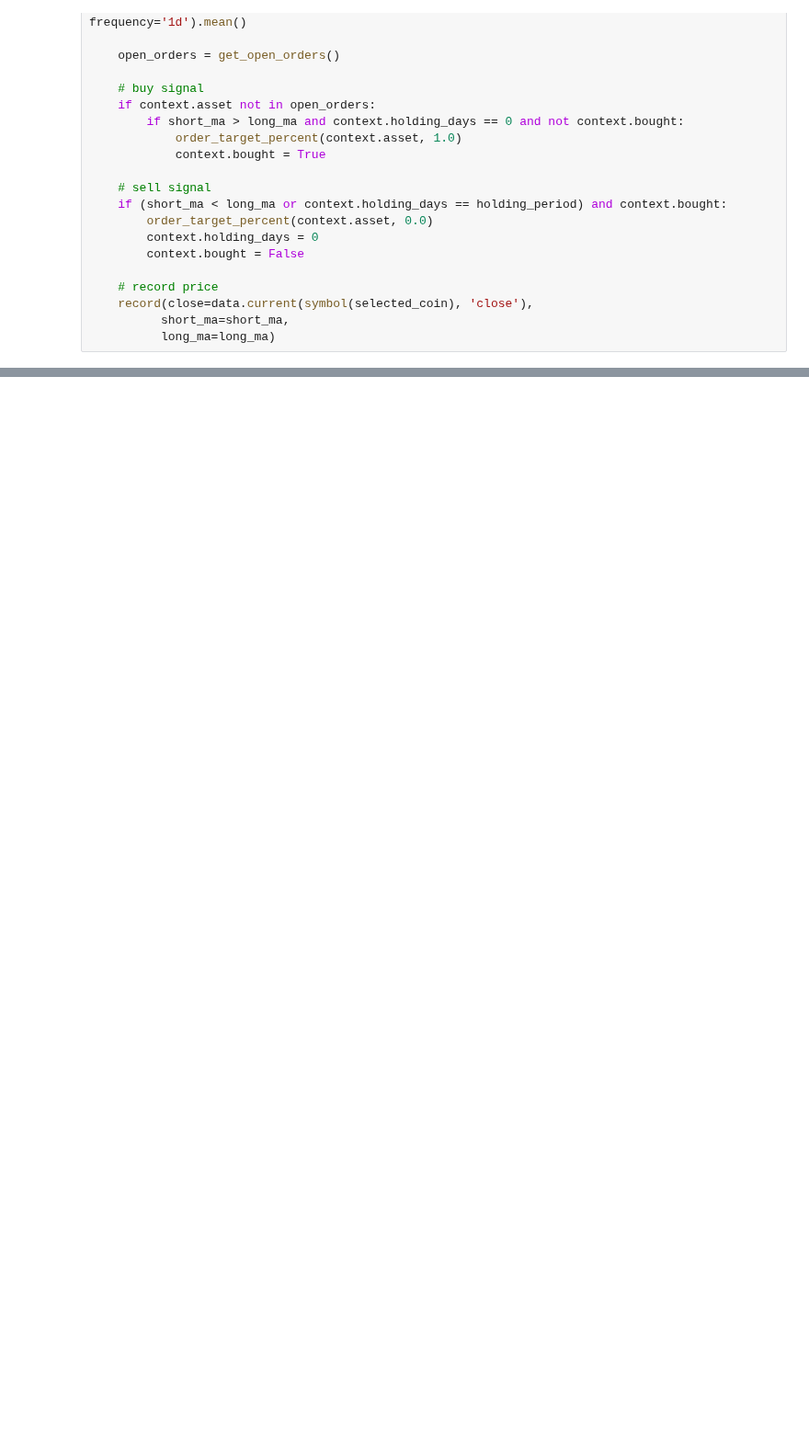
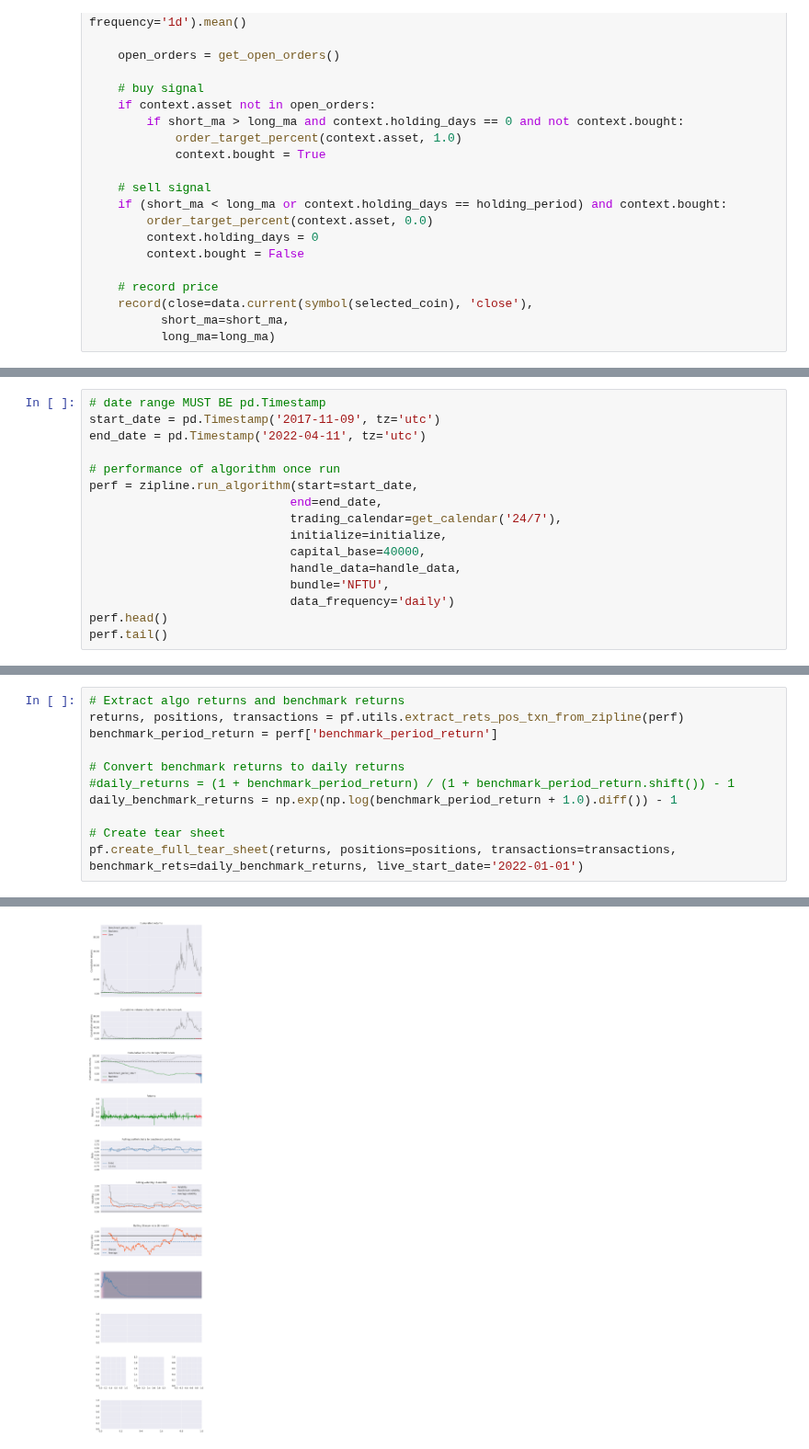
Before and after one commit to amicha02/ape_mining, a Jupyter notebook: notebooks/2.0-mw-pipeline-test.ipynb, the cells around one changed output, grey strips where cells are left out. Shown at 92% size. Cells and saved outputs as stored; diff of their text form; blank space fills up the shorter version.

Commit message:
zipline ml pipeline 1

```diff
--- a/notebooks/2.0-mw-pipeline-test.ipynb
+++ b/notebooks/2.0-mw-pipeline-test.ipynb
@@ -148,0 +157,16 @@ KeyboardInterrupt:
+# %%
+# date range MUST BE pd.Timestamp
+start_date = pd.Timestamp('2017-11-09', tz='utc')
+end_date = pd.Timestamp('2022-04-11', tz='utc')
+
+# performance of algorithm once run
+perf = zipline.run_algorithm(start=start_date,
+                            end=end_date,
+                            trading_calendar=get_calendar('24/7'),
+                            initialize=initialize,
+                            capital_base=40000,
+                            handle_data=handle_data,
+                            bundle='NFTU',
+                            data_frequency='daily')
+perf.head()
+perf.tail()
@@ -148,0 +181,12 @@ KeyboardInterrupt:
+# %%
+# Extract algo returns and benchmark returns
+returns, positions, transactions = pf.utils.extract_rets_pos_txn_from_zipline(perf)
+benchmark_period_return = perf['benchmark_period_return']
+
+# Convert benchmark returns to daily returns
+#daily_returns = (1 + benchmark_period_return) / (1 + benchmark_period_return.shift()) - 1
+daily_benchmark_returns = np.exp(np.log(benchmark_period_return + 1.0).diff()) - 1
+
+# Create tear sheet
+pf.create_full_tear_sheet(returns, positions=positions, transactions=transactions, benchmark_rets=daily_benchmark_returns, live_start_date='2022-01-01')
+# %% [output]
@@ -148,0 +222 @@ KeyboardInterrupt:
+[figure, added]
```
Also changed, not shown: parts of 13 cells of this notebook, 1 other file.
